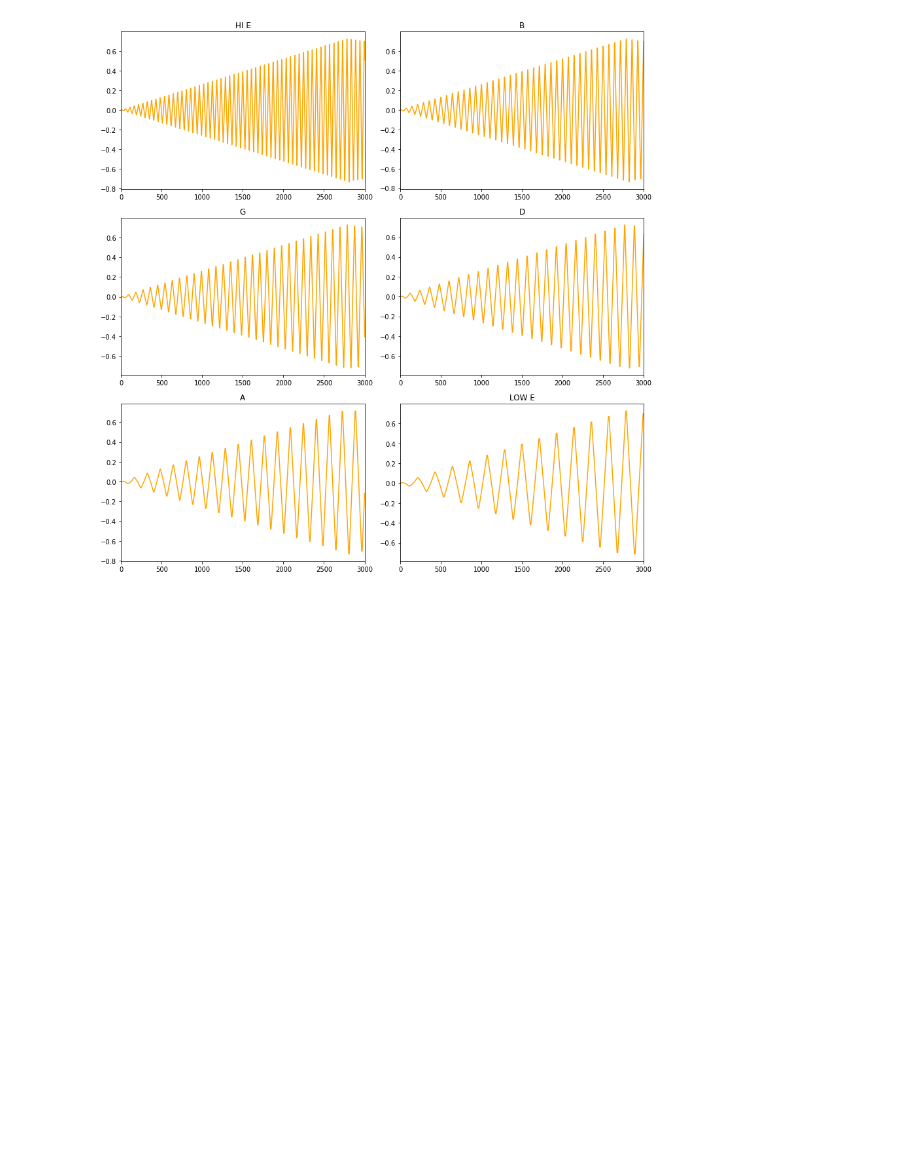
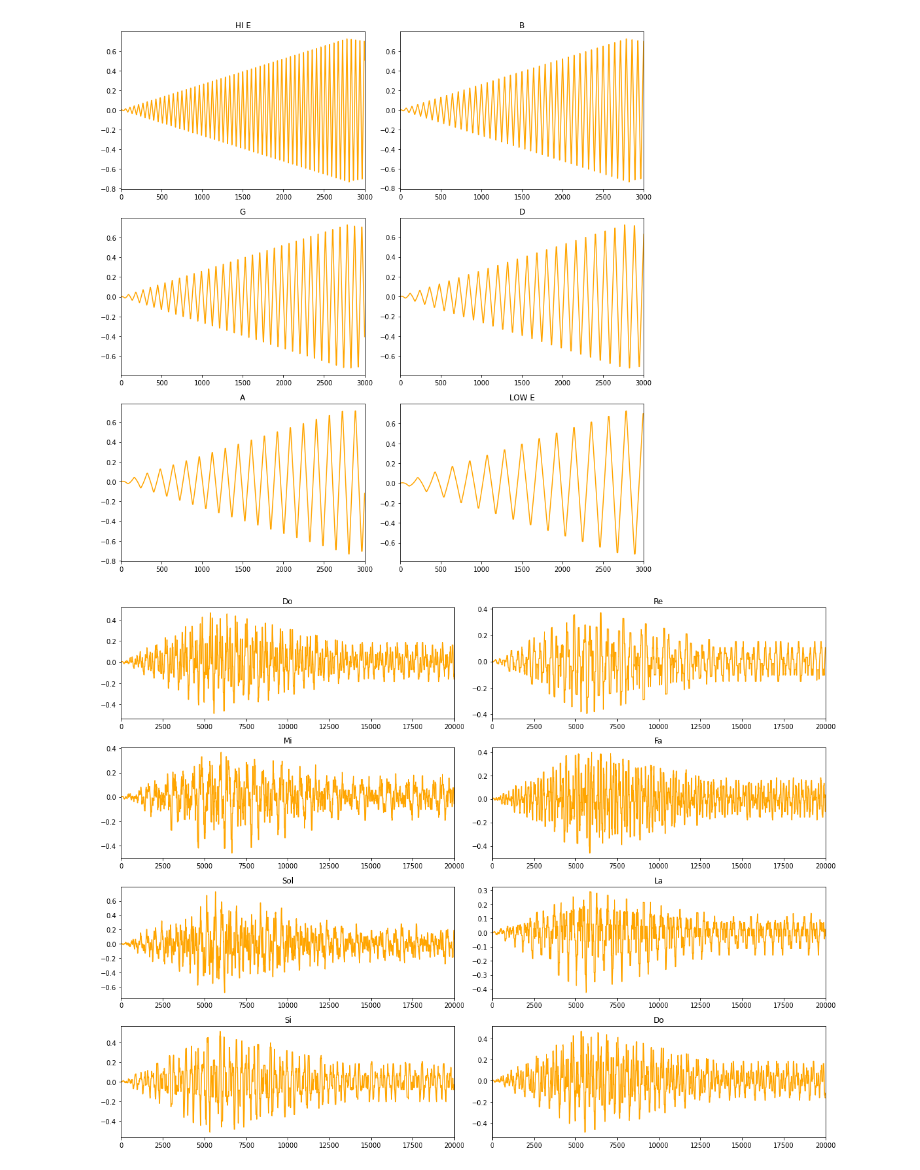
Before and after one commit to ivanvlam/IEE2103, a Jupyter notebook: proyecto.ipynb, the cells around one changed output. Saved outputs shown, nothing was run; the diff lists cells and outputs as text; code cells hidden in the pictures; blank space fills up the shorter version.

Commit message:
Avance notas

```diff
--- a/proyecto.ipynb
+++ b/proyecto.ipynb
@@ -215,3 +216,89 @@ plt.tight_layout()
 plt.show()
 # %% [output]
 [figure]
+# %%
+def largo_traste(n, l):
+    return l / (2 ** (n / 12))
+# %%
+muestra = np.linspace(0, 1, fm)
+
+Do = s(0.6, muestra, T = cuerdas[1][1].tension, u = cuerdas[1][1].densidad, L = largo_traste(3, cuerdas[1][1].largo)) \
+    + s(0.6, muestra, T = cuerdas[2][1].tension, u = cuerdas[2][1].densidad, L = largo_traste(2, cuerdas[2][1].largo)) \
+    + s(0.6, muestra, T = cuerdas[3][1].tension, u = cuerdas[3][1].densidad, L = largo_traste(0, cuerdas[3][1].largo)) \
+    + s(0.6, muestra, T = cuerdas[4][1].tension, u = cuerdas[4][1].densidad, L = largo_traste(1, cuerdas[4][1].largo)) \
+    + s(0.6, muestra, T = cuerdas[5][1].tension, u = cuerdas[5][1].densidad, L = largo_traste(0, cuerdas[5][1].largo))
+
+Re = s(0.6, muestra, T = cuerdas[2][1].tension, u = cuerdas[2][1].densidad, L = largo_traste(0, cuerdas[2][1].largo)) \
+    + s(0.6, muestra, T = cuerdas[3][1].tension, u = cuerdas[3][1].densidad, L = largo_traste(2, cuerdas[3][1].largo)) \
+    + s(0.6, muestra, T = cuerdas[4][1].tension, u = cuerdas[4][1].densidad, L = largo_traste(3, cuerdas[4][1].largo)) \
+    + s(0.6, muestra, T = cuerdas[5][1].tension, u = cuerdas[5][1].densidad, L = largo_traste(2, cuerdas[5][1].largo))
+
+Mi = s(0.6, muestra, T = cuerdas[0][1].tension, u = cuerdas[0][1].densidad, L = largo_traste(0, cuerdas[0][1].largo)) \
+    + s(0.6, muestra, T = cuerdas[1][1].tension, u = cuerdas[1][1].densidad, L = largo_traste(2, cuerdas[1][1].largo)) \
+    + s(0.6, muestra, T = cuerdas[2][1].tension, u = cuerdas[2][1].densidad, L = largo_traste(2, cuerdas[2][1].largo)) \
+    + s(0.6, muestra, T = cuerdas[3][1].tension, u = cuerdas[3][1].densidad, L = largo_traste(1, cuerdas[3][1].largo)) \
+    + s(0.6, muestra, T = cuerdas[4][1].tension, u = cuerdas[4][1].densidad, L = largo_traste(0, cuerdas[4][1].largo)) \
+    + s(0.6, muestra, T = cuerdas[5][1].tension, u = cuerdas[5][1].densidad, L = largo_traste(0, cuerdas[5][1].largo))
+
+Fa = s(0.6, muestra, T = cuerdas[0][1].tension, u = cuerdas[0][1].densidad, L = largo_traste(1, cuerdas[0][1].largo)) \
+    + s(0.6, muestra, T = cuerdas[1][1].tension, u = cuerdas[1][1].densidad, L = largo_traste(3, cuerdas[1][1].largo)) \
+    + s(0.6, muestra, T = cuerdas[2][1].tension, u = cuerdas[2][1].densidad, L = largo_traste(3, cuerdas[2][1].largo)) \
+    + s(0.6, muestra, T = cuerdas[3][1].tension, u = cuerdas[3][1].densidad, L = largo_traste(2, cuerdas[3][1].largo)) \
+    + s(0.6, muestra, T = cuerdas[4][1].tension, u = cuerdas[4][1].densidad, L = largo_traste(1, cuerdas[4][1].largo)) \
+    + s(0.6, muestra, T = cuerdas[5][1].tension, u = cuerdas[5][1].densidad, L = largo_traste(1, cuerdas[5][1].largo))
+
+Sol = s(0.6, muestra, T = cuerdas[0][1].tension, u = cuerdas[0][1].densidad, L = largo_traste(3, cuerdas[0][1].largo)) \
+    + s(0.6, muestra, T = cuerdas[1][1].tension, u = cuerdas[1][1].densidad, L = largo_traste(2, cuerdas[1][1].largo)) \
+    + s(0.6, muestra, T = cuerdas[2][1].tension, u = cuerdas[2][1].densidad, L = largo_traste(0, cuerdas[2][1].largo)) \
+    + s(0.6, muestra, T = cuerdas[3][1].tension, u = cuerdas[3][1].densidad, L = largo_traste(0, cuerdas[3][1].largo)) \
+    + s(0.6, muestra, T = cuerdas[4][1].tension, u = cuerdas[4][1].densidad, L = largo_traste(0, cuerdas[4][1].largo)) \
+    + s(0.6, muestra, T = cuerdas[5][1].tension, u = cuerdas[5][1].densidad, L = largo_traste(3, cuerdas[5][1].largo))
+
+La = s(0.6, muestra, T = cuerdas[1][1].tension, u = cuerdas[1][1].densidad, L = largo_traste(0, cuerdas[1][1].largo)) \
+    + s(0.6, muestra, T = cuerdas[2][1].tension, u = cuerdas[2][1].densidad, L = largo_traste(2, cuerdas[2][1].largo)) \
+    + s(0.6, muestra, T = cuerdas[3][1].tension, u = cuerdas[3][1].densidad, L = largo_traste(2, cuerdas[3][1].largo)) \
+    + s(0.6, muestra, T = cuerdas[4][1].tension, u = cuerdas[4][1].densidad, L = largo_traste(2, cuerdas[4][1].largo)) \
+    + s(0.6, muestra, T = cuerdas[5][1].tension, u = cuerdas[5][1].densidad, L = largo_traste(0, cuerdas[5][1].largo))
+
+Si = s(0.6, muestra, T = cuerdas[1][1].tension, u = cuerdas[1][1].densidad, L = largo_traste(1, cuerdas[1][1].largo)) \
+    + s(0.6, muestra, T = cuerdas[2][1].tension, u = cuerdas[2][1].densidad, L = largo_traste(3, cuerdas[2][1].largo)) \
+    + s(0.6, muestra, T = cuerdas[3][1].tension, u = cuerdas[3][1].densidad, L = largo_traste(3, cuerdas[3][1].largo)) \
+    + s(0.6, muestra, T = cuerdas[4][1].tension, u = cuerdas[4][1].densidad, L = largo_traste(3, cuerdas[4][1].largo)) \
+    + s(0.6, muestra, T = cuerdas[5][1].tension, u = cuerdas[5][1].densidad, L = largo_traste(1, cuerdas[5][1].largo))
+
+
+notas = (
+    ((0, 0), Do, 'Do'),
+    ((0, 1), Re, 'Re'),
+    ((1, 0), Mi, 'Mi'),
+    ((1, 1), Fa, 'Fa'),
+    ((2, 0), Sol, 'Sol'),
+    ((2, 1), La, 'La'),
+    ((3, 0), Si, 'Si'),
+    ((3, 1), Do, 'Do'),
+)
+
+fig, ax = plt.subplots(4,2,figsize=(16,12))
+
+rasguido = 0
+for pos, nota, nombre in notas:
+
+    duracion = 2
+
+    ax[pos[0], pos[1]].plot(envolvente(nota, duracion, fm), color = 'orange')
+    ax[pos[0], pos[1]].set_title(nombre) # Escojemos un título para el gráfico
+    ax[pos[0], pos[1]].set_xlim(0, 20000)
+
+    print(f'Actualmente suena la nota {nombre}')
+
+    sd.play(envolvente(nota, duracion, fm), fm)
+    sd.wait()
+
+    clear_output(wait=True)
+
+#plt.plot(envolvente(rasguido, duracion, fm), color = 'orange')
+
+plt.tight_layout()
+plt.show()
+# %% [output]
+[figure, added]
```
Also changed, not shown: parts of 1 cell of this notebook.
